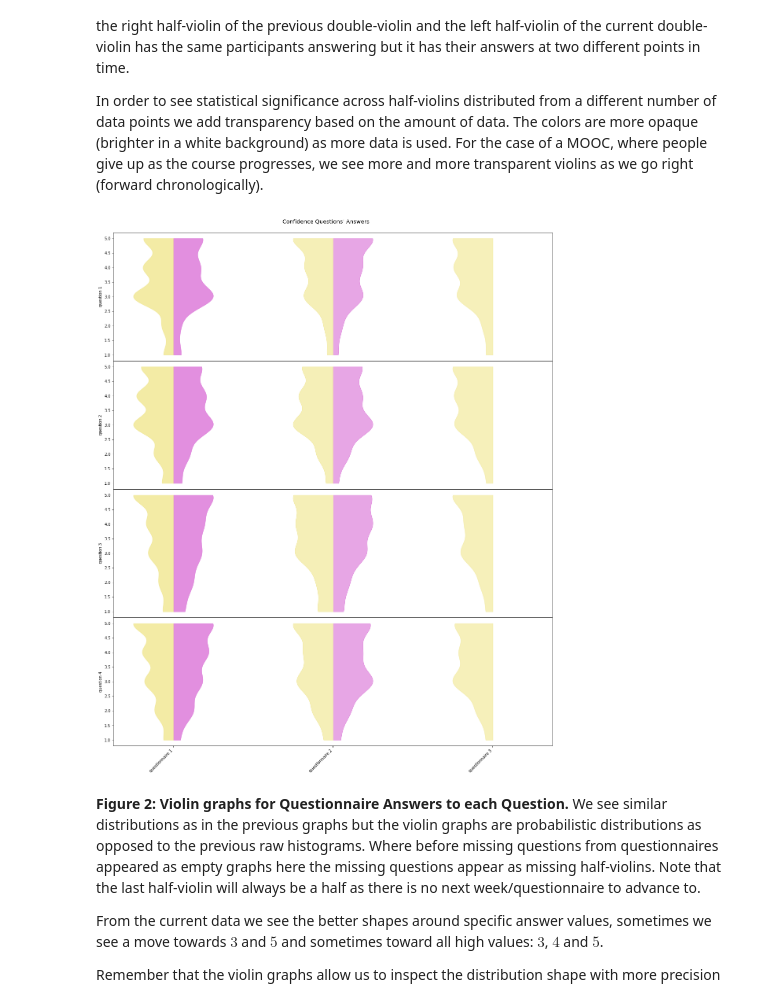
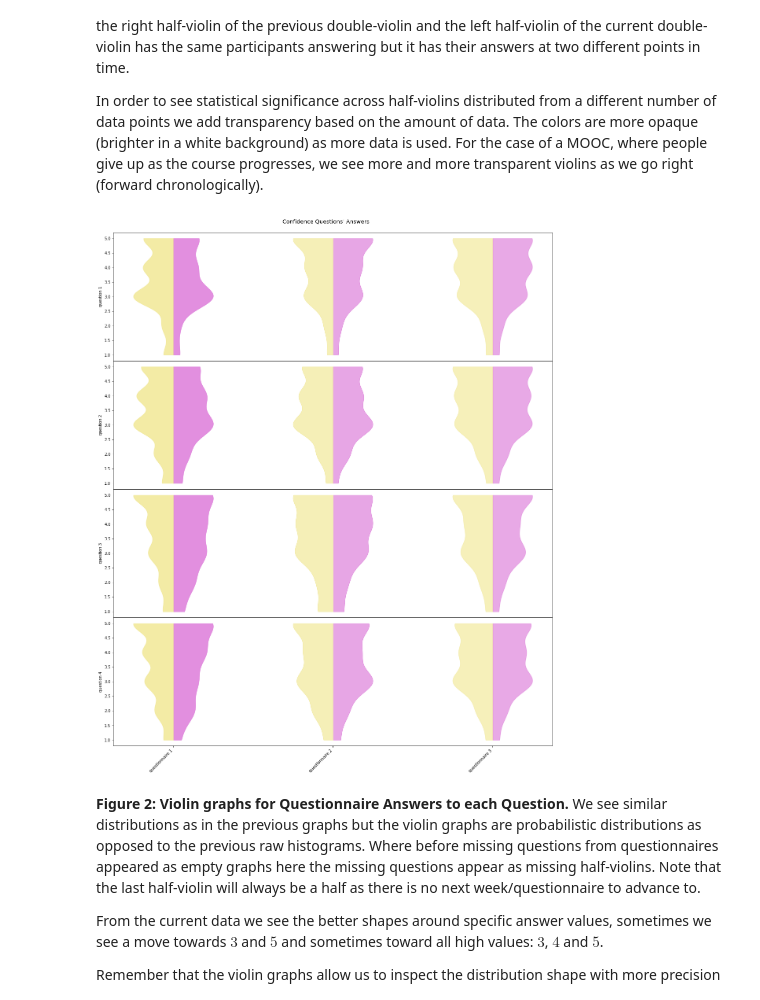
Before and after one commit to grochmal/mooc-stats, a Jupyter notebook: edraak/mooc-confidence-edraak.ipynb, the cells around one changed output. Cells and saved outputs as stored; diff of their text form; code cells hidden in the pictures.

```diff
--- a/edraak/mooc-confidence-edraak.ipynb
+++ b/edraak/mooc-confidence-edraak.ipynb
@@ -440,7 +440,7 @@ for i in range(n_steps):
         this_step = this_step[this_step.question == j + 1]
         next_step = all_steps[i+1] if i+1 < len(all_steps) else None
         ax = axs[i, j]
-        ax.hist(this_step.response, bins=bins, color='orchid')
+        _, edges, _ = ax.hist(this_step.response, bins=bins, color='orchid')
         if next_step is not None:
             next_step = next_step[['participant_id', 'question']]
             next_step = next_step[next_step.question == j + 1].copy()
@@ -452,6 +452,11 @@ for i in range(n_steps):
         if i == 0:
             ax.set_title(f'question {j+1}')
         if i+1 == n_steps:
+            middles = (edges[:-1] + edges[1:]) / 2
+            ticks = np.array(list(range(bins))) + 1
+            ax.set_xticks(middles)
+            ax.set_xticklabels(ticks)
+            ax.set_xlim(middles[0]-1, middles[-1]+1)
             ax.set_xlabel(f'answer value')
 
 plt.subplots_adjust(hspace=0, wspace=0)
@@ -483,6 +490,7 @@ that did advance in the course - to the next questionnaire.
 # Looping several times allow for less assumptions on the data.
 all_resp = []
 all_resp_adv = []
+all_resp_comp = []
 for w, s in confidence:
     all_resp.append(response[(response.week == w) & (response.step == s)])
 # %% [markdown]
@@ -511,6 +519,12 @@ the first place to check is the configuration a few steps back.
 
 We build and enrich the responses structure.
 # %%
+first_resp = all_resp[0]
+first_resp = first_resp[['participant_id', 'question', 'response']].copy()
+first_resp.rename(columns={'response': 'first_response'}, inplace=True)
+last_resp = all_resp[-1]
+last_resp = last_resp[['participant_id', 'question', 'response']].copy()
+last_resp.rename(columns={'response': 'last_response'}, inplace=True)
 for i in range(len(all_resp)):
     this_resp = all_resp[i]
     next_resp = all_resp[i+1] if i+1 < len(all_resp) else None
@@ -527,10 +541,16 @@ for i in range(len(all_resp)):
         df['next_response'] = np.nan
         df['increase'] = .0
         all_resp_adv.append(df)
+    comp_resp = pd.merge(this_resp, first_resp, on=['participant_id', 'question'], how='inner')
+    comp_resp = pd.merge(comp_resp, last_resp, on=['participant_id', 'question'], how='inner')
+    comp_resp['total_increase'] = comp_resp.last_response - comp_resp.first_response
+    all_resp_comp.append(comp_resp)
 
 all_resp = list(map(enrich_data, all_resp))
 all_resp_adv = list(map(enrich_data, all_resp_adv))
+all_resp_comp = list(map(enrich_data, all_resp_comp))
 # sanity check
 print('We got', len(all_resp_adv), 'questionnaires of interest')
+print('And we got', len(all_resp_comp), 'questionnaires with completions')
 # %% [output]
 We got 3 questionnaires of interest
@@ -617,24 +638,24 @@ we see more and more transparent violins as we go right (forward chronologically
 # %%
 n_questions = max(map(lambda x: len(x.question.unique()), all_resp))
 fig, ax = plt.subplots(n_questions, 1, sharex=True, figsize=(20, 6*n_questions))
 
 ticks = list(range(len(all_resp)))
 labels = list(map(lambda x: f'questionnaire {x+1}', ticks))
 for i in range(n_questions):
     fil = lambda x: x[x.question == i+1].response.dropna().reset_index(drop=True)
     left = list(map(fil, all_resp))
-    right = list(map(fil, all_resp_adv))
+    right = list(map(fil, all_resp_comp))
     atmp = np.array(list(map(len, left)))
     alpha = atmp / (atmp.sum() * 2) + .5  # weight size for alpha values
     double_violin(left, right, ticks, ax=ax[i], color_left='khaki', color_right='orchid', alpha=alpha)
     ax[i].set_ylabel(f'question {i+1}')
 
 ax[-1].set_xticks(ticks)
 ax[-1].set_xticklabels(labels, rotation=45, ha='right')
 fig.suptitle("Confidence Questions' Answers", y=.9, fontsize=14)
 plt.subplots_adjust(hspace=0)
 # %% [output]
-[figure, old version]
+[figure, new version]
 # %% [markdown]
 **Figure 2: Violin graphs for Questionnaire Answers to each Question.**
 We see similar distributions as in the previous graphs but the violin
```
Also changed, not shown: parts of 8 cells of this notebook, 1 other file.
